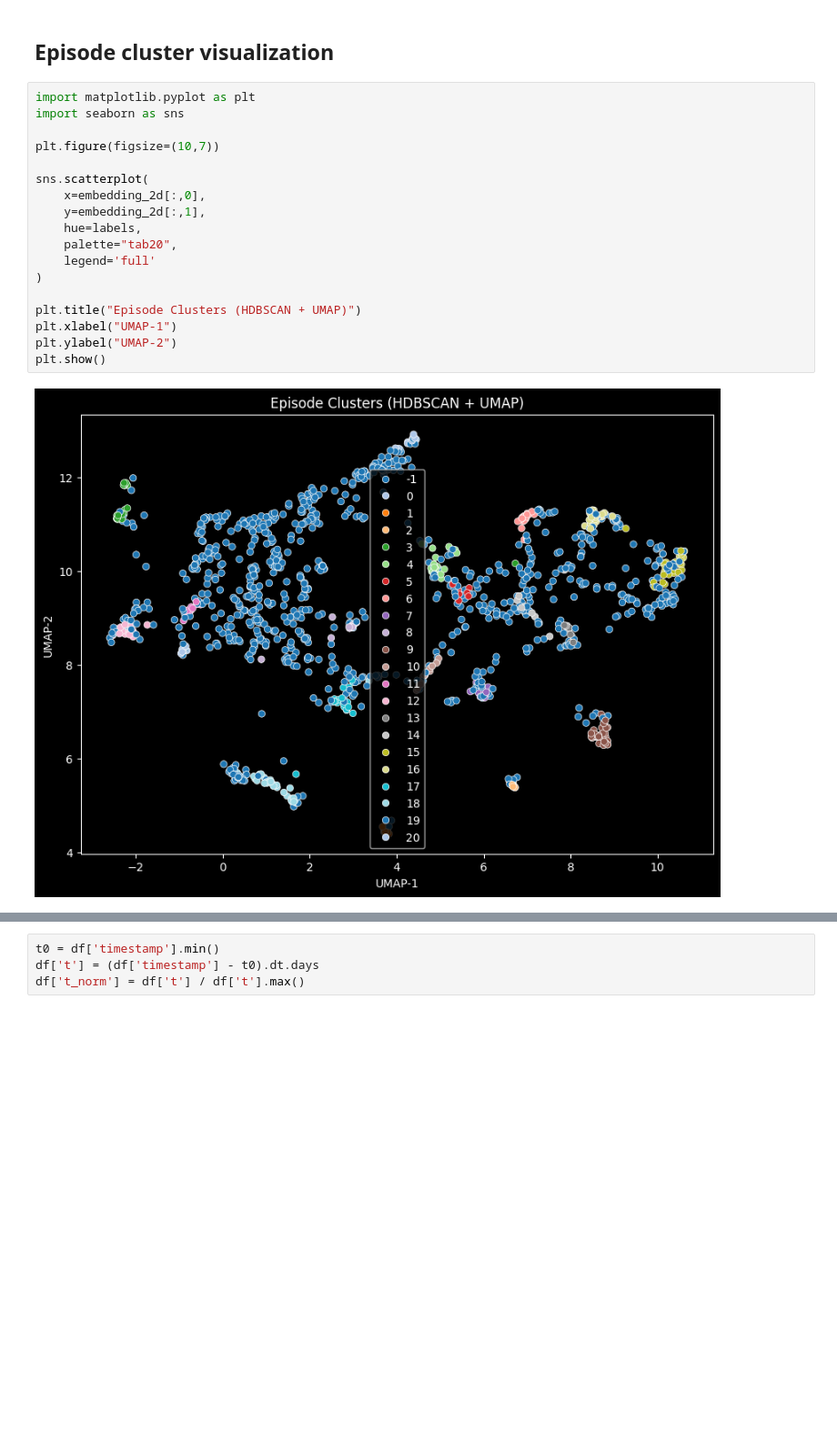
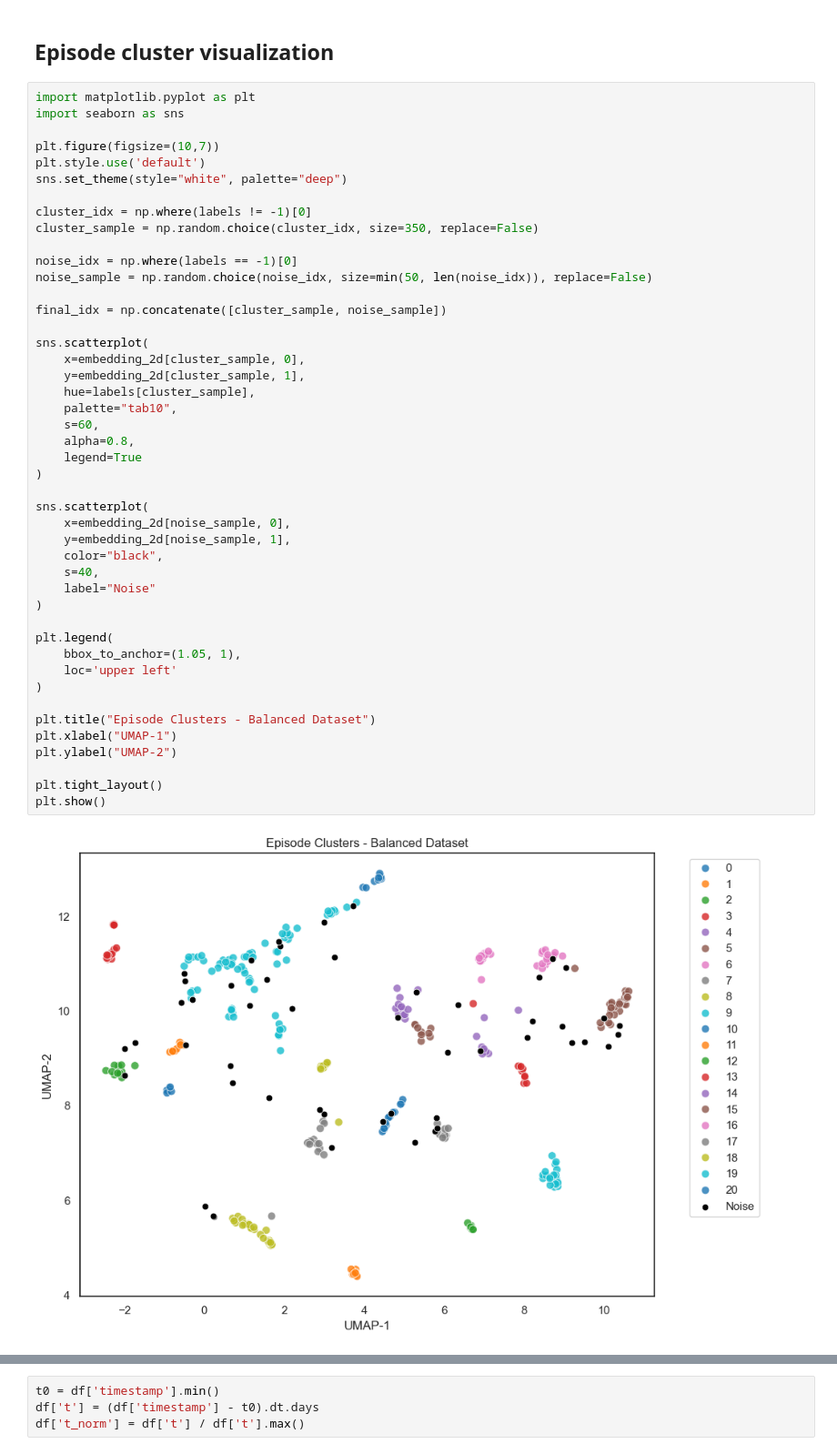
Before and after one commit to gaurav1-9/temporal-topical-sorting, a Jupyter notebook: finalYear/v4.4.1_episodesBalanced.ipynb, the cells around one changed output, grey strips where cells are left out. Shown at 91% size. Drawn from its saved outputs; the diff is of its cells as text; blank space fills up the shorter version.

Commit message:
plot theme changed to light

```diff
--- a/finalYear/v4.4.1_episodesBalanced.ipynb
+++ b/finalYear/v4.4.1_episodesBalanced.ipynb
@@ -68,23 +68,50 @@ UMAP Shape: (1291, 2)
 # %%
 import matplotlib.pyplot as plt
 import seaborn as sns
 
 plt.figure(figsize=(10,7))
+plt.style.use('default')
+sns.set_theme(style="white", palette="deep")
+
+cluster_idx = np.where(labels != -1)[0]
+cluster_sample = np.random.choice(cluster_idx, size=350, replace=False)
+
+noise_idx = np.where(labels == -1)[0]
+noise_sample = np.random.choice(noise_idx, size=min(50, len(noise_idx)), replace=False)
+
+final_idx = np.concatenate([cluster_sample, noise_sample])
 
 sns.scatterplot(
-    x=embedding_2d[:,0],
-    y=embedding_2d[:,1],
-    hue=labels,
-    palette="tab20",
-    legend='full'
+    x=embedding_2d[cluster_sample, 0],
+    y=embedding_2d[cluster_sample, 1],
+    hue=labels[cluster_sample],
+    palette="tab10",
+    s=60,
+    alpha=0.8,
+    legend=True
 )
 
-plt.title("Episode Clusters (HDBSCAN + UMAP)")
+sns.scatterplot(
+    x=embedding_2d[noise_sample, 0],
+    y=embedding_2d[noise_sample, 1],
+    color="black",
+    s=40,
+    label="Noise"
+)
+
+plt.legend(
+    bbox_to_anchor=(1.05, 1),
+    loc='upper left'
+)
+
+plt.title("Episode Clusters - Balanced Dataset")
 plt.xlabel("UMAP-1")
 plt.ylabel("UMAP-2")
+
+plt.tight_layout()
 plt.show()
 # %% [output]
-[figure, old version]
+[figure, new version]
 # %%
 noise = np.sum(labels == -1)
 clustered = np.sum(labels != -1)
```
Also changed, not shown: parts of 4 cells of this notebook, 2 other files.
